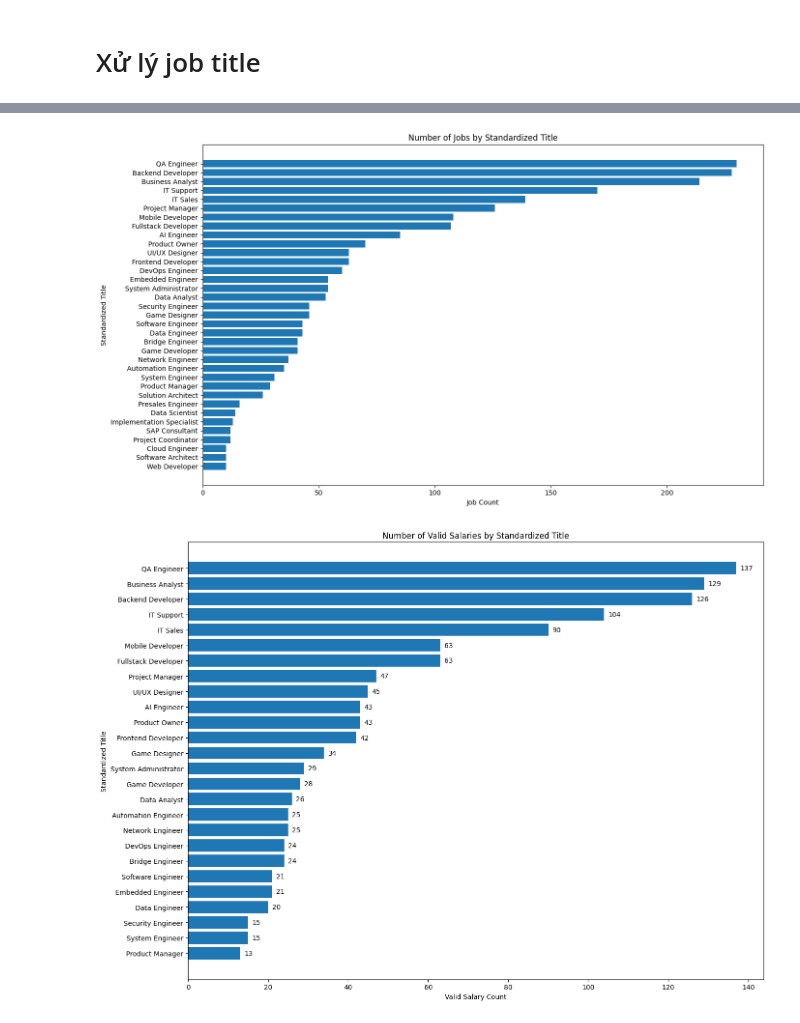
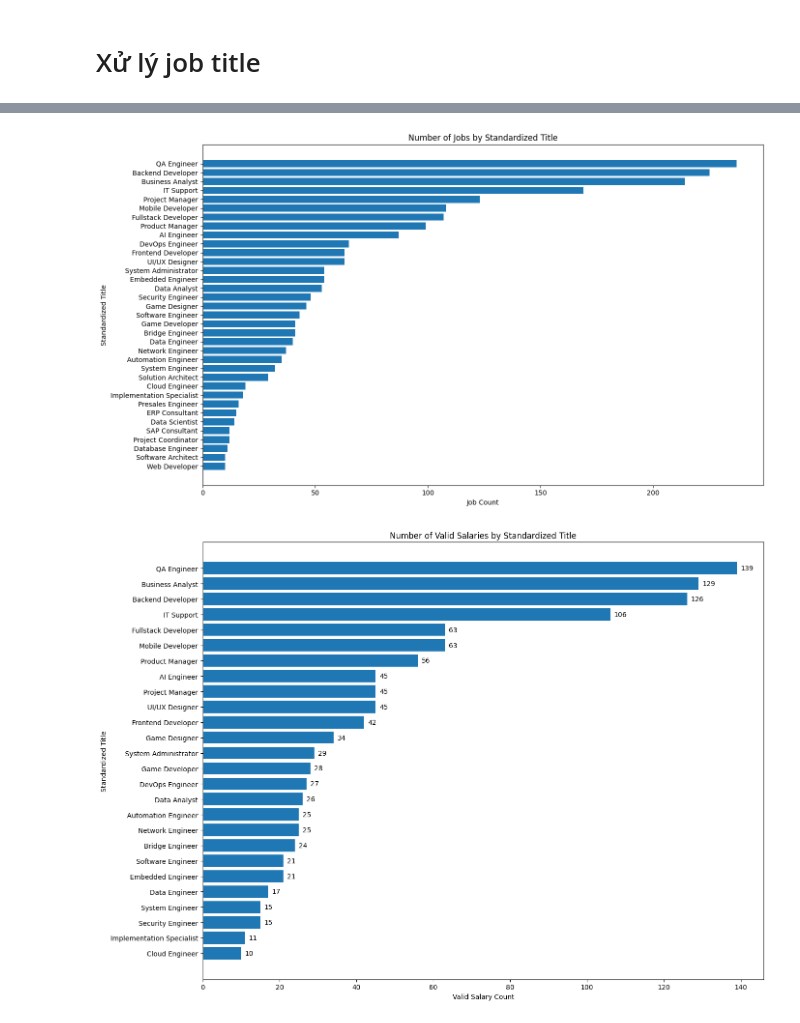
Before and after one commit to trcamnguyen/DS108, a Jupyter notebook: Preprocessing/01-Job_title.ipynb, the cells around one changed output, grey strips where cells are left out. Drawn from its saved outputs; the diff is of its cells as text; code cells hidden in the pictures.

Commit message:
chỉnh sửa code chuẩn hóa job title

```diff
--- a/Preprocessing/01-Job_title.ipynb
+++ b/Preprocessing/01-Job_title.ipynb
@@ -108,3 +100,4 @@ import pandas as pd
 # %%
-df = pd.read_csv("data/01-topcv_processed_jobtitle.csv")
-df.head(1)
+import pandas as pd
+df = pd.read_csv("data/01-topcv_standardize_jobtitle.csv")
+# df.head(1)
@@ -343,7 +782,7 @@ df_new.to_csv("topcv_processed_jobtitle.csv", index=False, encoding="utf-8-sig")
 # %%
 import pandas as pd
 
-salary_raw = df_new["salary"]
+salary_raw = df_filtered["salary"]
 
 salary_str = salary_raw.astype("string").str.strip().str.lower()
 
@@ -354,14 +793,14 @@ thoa_thuan_values = {
     "negotiable"
 }
 
-df_new["is_null_salary"] = salary_raw.isna()
-df_new["is_thoa_thuan"] = salary_str.isin(thoa_thuan_values)
+df_filtered["is_null_salary"] = salary_raw.isna()
+df_filtered["is_thoa_thuan"] = salary_str.isin(thoa_thuan_values)
 
 # gộp missing
-df_new["is_missing_salary"] = df_new["is_null_salary"] | df_new["is_thoa_thuan"]
+df_filtered["is_missing_salary"] = df_filtered["is_null_salary"] | df_filtered["is_thoa_thuan"]
 
 result = (
-    df_new.groupby("standardized_title")
+    df_filtered.groupby("standardized_title")
     .agg(
         total=("salary", "size"),
         missing_salary_count=("is_missing_salary", "sum"),
@@ -402,7 +841,7 @@ import matplotlib.pyplot as plt
 # =========================
 
 result = (
-    df_new.groupby("standardized_title")
+    df_filtered.groupby("standardized_title")
     .size()
     .reset_index(name="count")
 )
@@ -435,7 +874,7 @@ plt.gca().invert_yaxis()
 plt.tight_layout()
 plt.show()
 # %% [output]
-[figure, old version]
+[figure, new version]
 # %%
 import pandas as pd
 import matplotlib.pyplot as plt
@@ -444,7 +883,7 @@ import matplotlib.pyplot as plt
 # DEFINE VALID SALARY
 # =========================
 
-salary_raw = df_new["salary"]
+salary_raw = df_filtered["salary"]
 
 salary_str = (
     salary_raw.astype("string")
@@ -469,7 +908,7 @@ is_valid_salary = ~(
 # FILTER VALID SALARY ROWS
 # =========================
 
-df_valid = df_new[is_valid_salary].copy()
+df_valid = df_filtered[is_valid_salary].copy()
 
 # =========================
 # COUNT VALID SALARY BY TITLE
@@ -486,31 +925,31 @@ plot_df = result[
     result["valid_salary_count"] >= 10
 ].sort_values(
     "valid_salary_count",
     ascending=False
 )
 
 # =========================
 # VISUALIZE
 # =========================
 
 plt.figure(figsize=(14, 10))
 
 bars = plt.barh(
     plot_df["standardized_title"],
     plot_df["valid_salary_count"]
 )
 
 # hiển thị số trên bar
 for i, v in enumerate(plot_df["valid_salary_count"]):
     plt.text(v + 1, i, str(v), va="center")
 
 plt.xlabel("Valid Salary Count")
 plt.ylabel("Standardized Title")
 plt.title("Number of Valid Salaries by Standardized Title")
 
 plt.gca().invert_yaxis()
 
 plt.tight_layout()
 plt.show()
 # %% [output]
-[figure, old version]
+[figure, new version]
```
Also changed, not shown: parts of 19 cells of this notebook, 7 other files.
